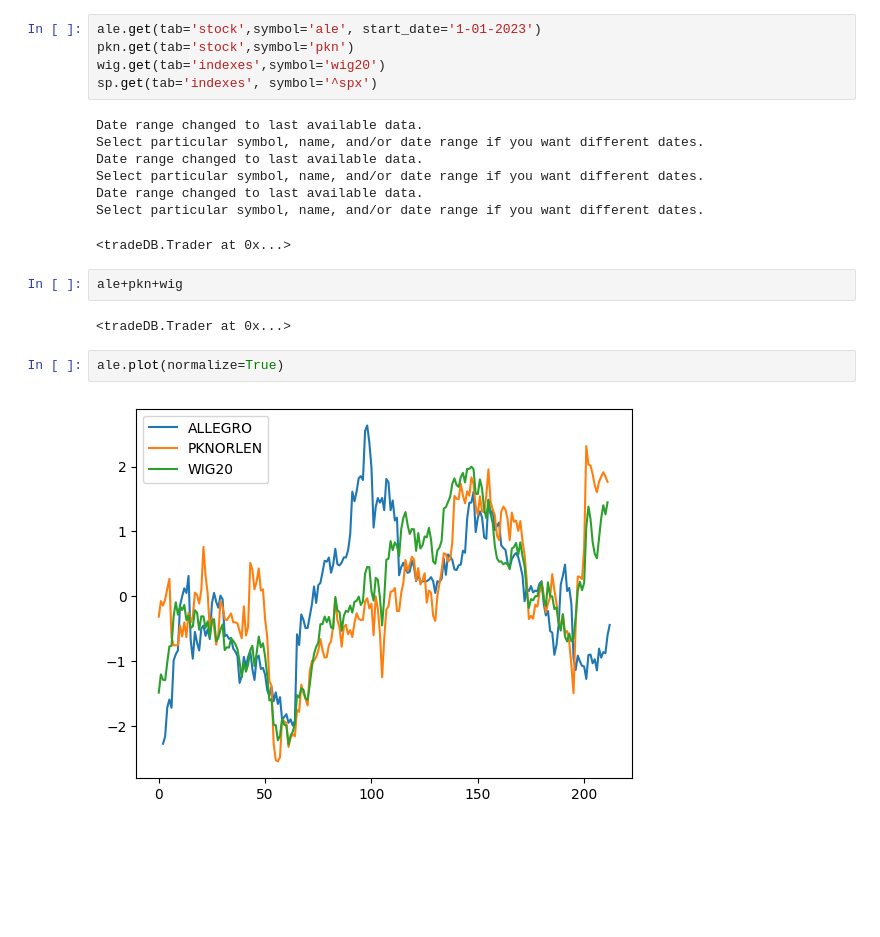
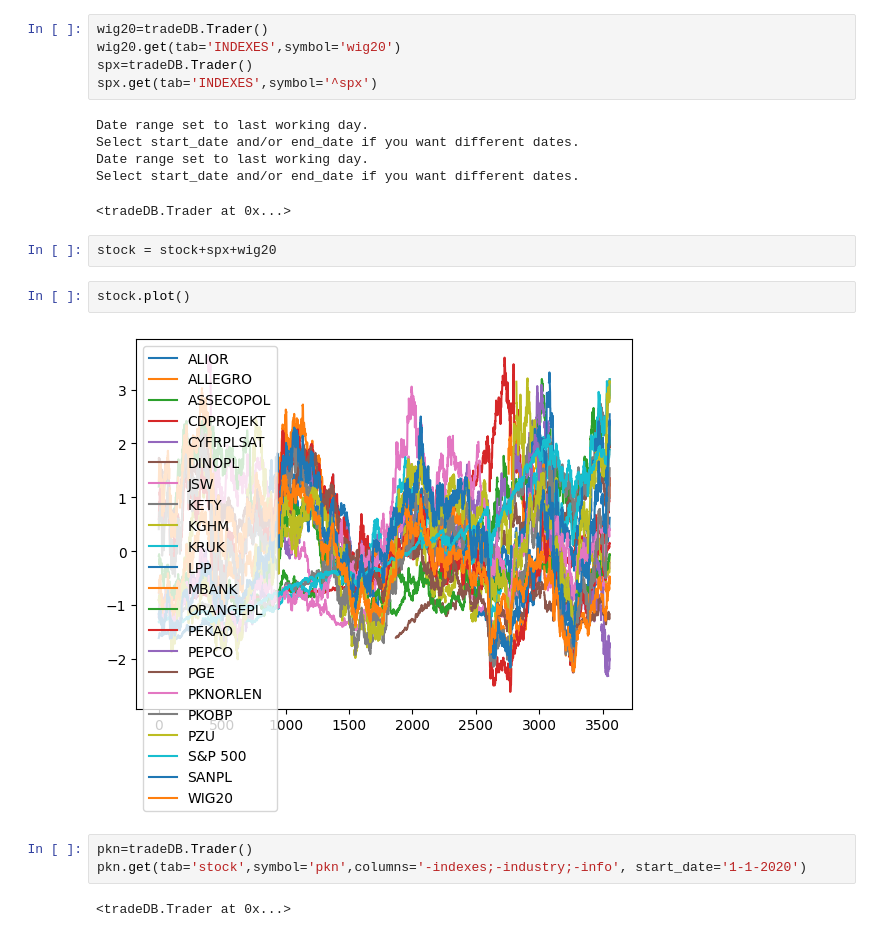
Before and after one commit to zielaskowski/tradeDB, a Jupyter notebook: dev/stooq.ipynb, the cells around one changed output. Drawn from its saved outputs; the diff is of its cells as text; blank space fills up the shorter version.

```diff
--- a/dev/stooq.ipynb
+++ b/dev/stooq.ipynb
@@ -67,21 +41,22 @@ ind
-# %%
-ale.get(tab='stock',symbol='ale', start_date='1-01-2023')
-pkn.get(tab='stock',symbol='pkn')
-wig.get(tab='indexes',symbol='wig20')
-sp.get(tab='indexes', symbol='^spx')
-# %% [output]
-Date range changed to last available data.
-Select particular symbol, name, and/or date range if you want different dates.
-Date range changed to last available data.
-Select particular symbol, name, and/or date range if you want different dates.
-Date range changed to last available data.
-Select particular symbol, name, and/or date range if you want different dates.
-<tradeDB.Trader at 0x...>
-# %%
-ale+pkn+wig
-# %% [output]
-<tradeDB.Trader at 0x...>
-# %%
-ale.plot(normalize=True)
-# %% [output]
-[figure, removed]
+# %%
+wig20=tradeDB.Trader()
+wig20.get(tab='INDEXES',symbol='wig20')
+spx=tradeDB.Trader()
+spx.get(tab='INDEXES',symbol='^spx')
+# %% [output]
+Date range set to last working day.
+Select start_date and/or end_date if you want different dates.
+Date range set to last working day.
+Select start_date and/or end_date if you want different dates.
+<tradeDB.Trader at 0x...>
+# %%
+stock = stock+spx+wig20
+# %%
+stock.plot()
+# %% [output]
+[figure, added]
+# %%
+pkn=tradeDB.Trader()
+pkn.get(tab='stock',symbol='pkn',columns='-indexes;-industry;-info', start_date='1-1-2020')
+# %% [output]
+<tradeDB.Trader at 0x...>
```
Also changed, not shown: parts of 19 cells of this notebook, 3 other files.
